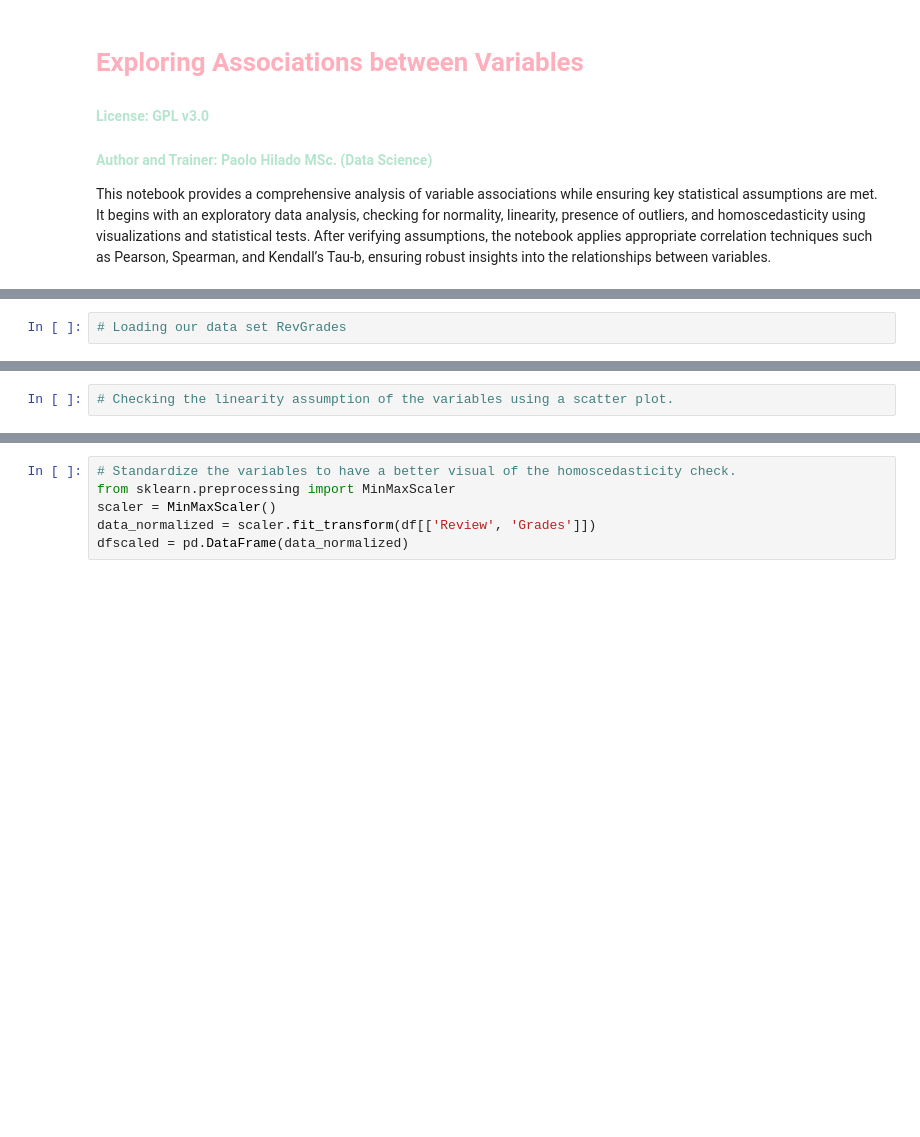
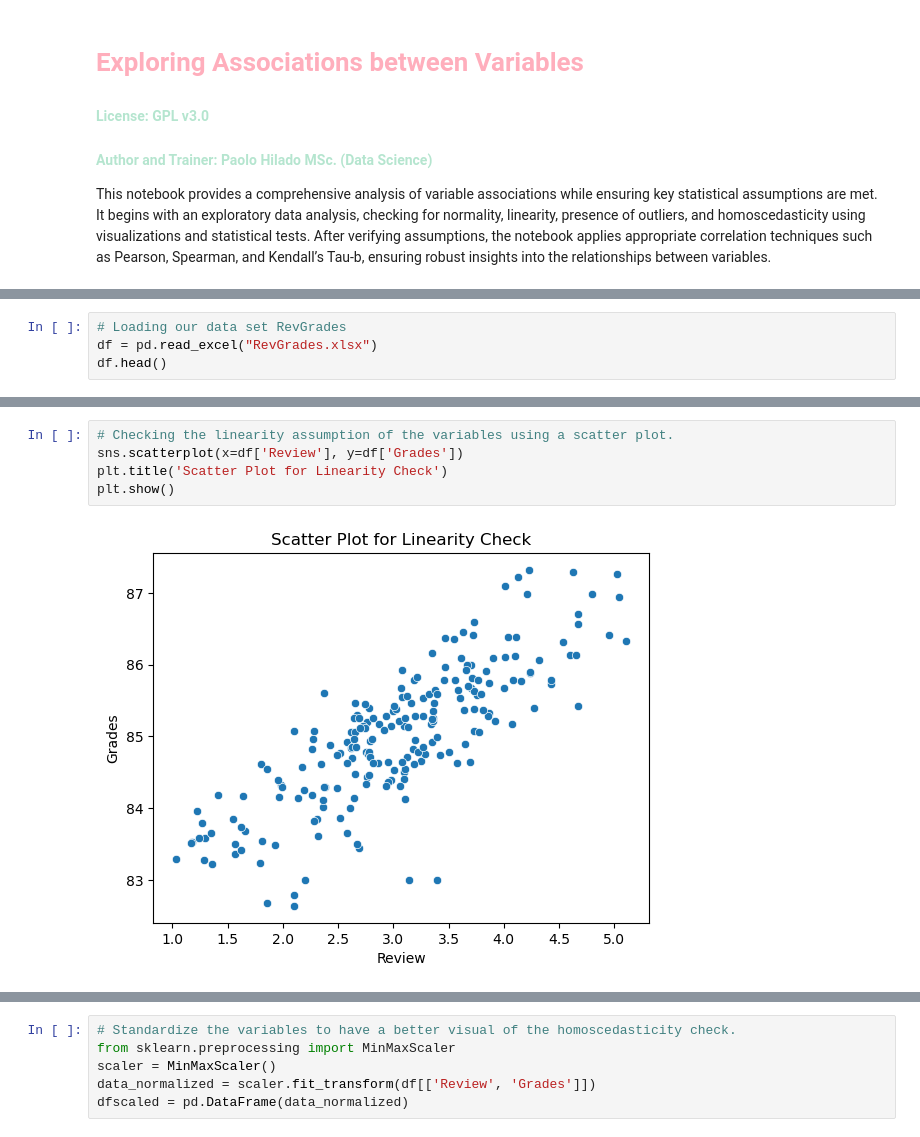
Before and after one commit to MeHere703/FirstDataScienceProjects, a Jupyter notebook: 9D Exploring Associations between Variables.ipynb, the cells around one changed output, grey strips where cells are left out. Saved outputs shown, nothing was run; the diff lists cells and outputs as text; blank space fills up the shorter version.

```diff
--- a/9D Exploring Associations between Variables.ipynb
+++ b/9D Exploring Associations between Variables.ipynb
@@ -8,2 +14,4 @@ This notebook provides a comprehensive analysis of variable associations while e
 # %%
 # Loading our data set RevGrades
+df = pd.read_excel("RevGrades.xlsx")
+df.head()
@@ -10,4 +25,9 @@ This notebook provides a comprehensive analysis of variable associations while e
 # %%
 # Checking the linearity assumption of the variables using a scatter plot.
+sns.scatterplot(x=df['Review'], y=df['Grades'])
+plt.title('Scatter Plot for Linearity Check')
+plt.show()
+# %% [output]
+[figure, added]
 # %%
 # Doing a normality check using histograms and AD-test
```
Also changed, not shown: parts of 9 cells of this notebook.
